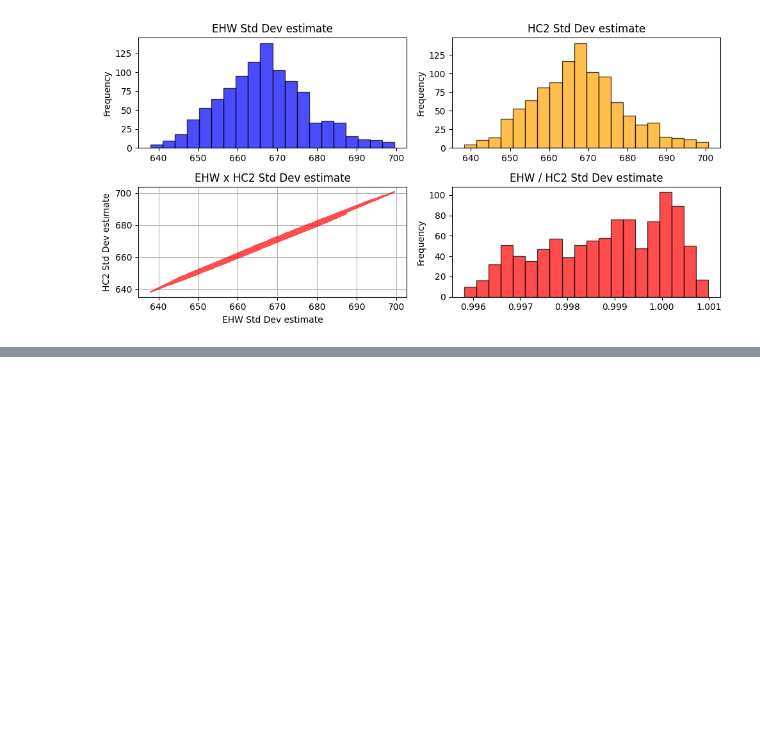
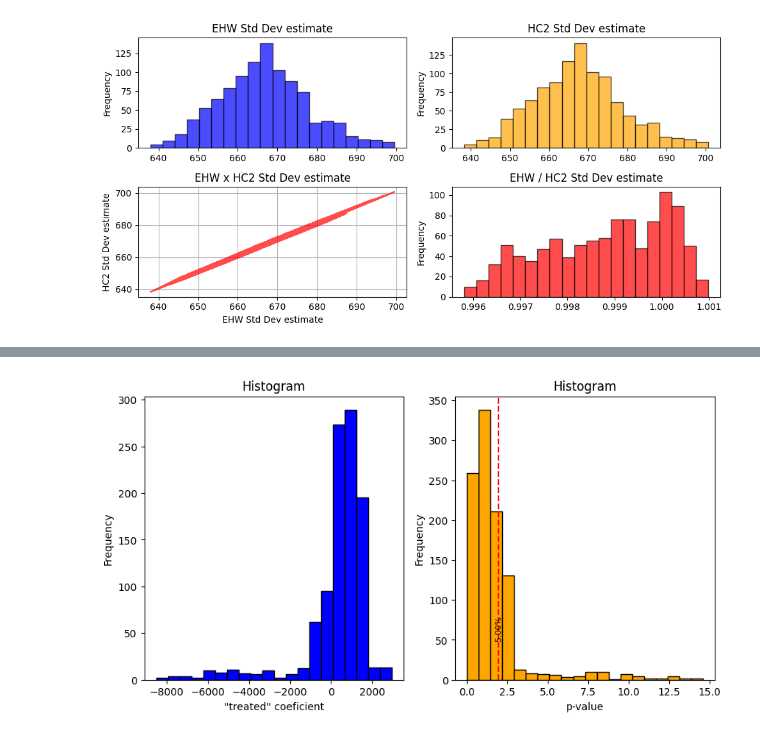
Before and after one commit to TiagoCAAmorim/causal_inference, a Jupyter notebook: Lista 01/Lista1.ipynb, the cells around one changed output, grey strips where cells are left out. Cells and saved outputs as stored; diff of their text form; code cells hidden in the pictures; blank space fills up the shorter version.

```diff
--- a/Lista 01/Lista1.ipynb
+++ b/Lista 01/Lista1.ipynb
@@ -290,0 +359,24 @@ plt.show()
+# %%
+fig, axs = plt.subplots(1, 2, figsize=(10, 5))
+axs[0].hist(tau_i, bins=20, color='blue', edgecolor='black')
+axs[0].set_xlabel('"treated" coeficient')
+axs[0].set_ylabel('Frequency')
+axs[0].set_title('Histogram')
+
+axs[1].hist(test_stats, bins=20, color='orange', edgecolor='black')
+axs[1].set_xlabel('p-value')
+axs[1].set_ylabel('Frequency')
+axs[1].set_title('Histogram')
+
+for sig in [0.05]:
+    p = 1 - sig/2
+    significance_limit = norm.ppf(p)
+    axs[1].axvline(x=significance_limit, color='r', linestyle='--')
+    axs[1].annotate(f'{sig*100:0.2f}%',
+                    xy=(significance_limit, 50),
+                    xytext=(significance_limit*.99, 50),
+                    fontsize=8, ha='center', rotation=90)
+
+plt.show()
+# %% [output]
+[figure, added]
```
Also changed, not shown: parts of 11 cells of this notebook, 2 other files.
